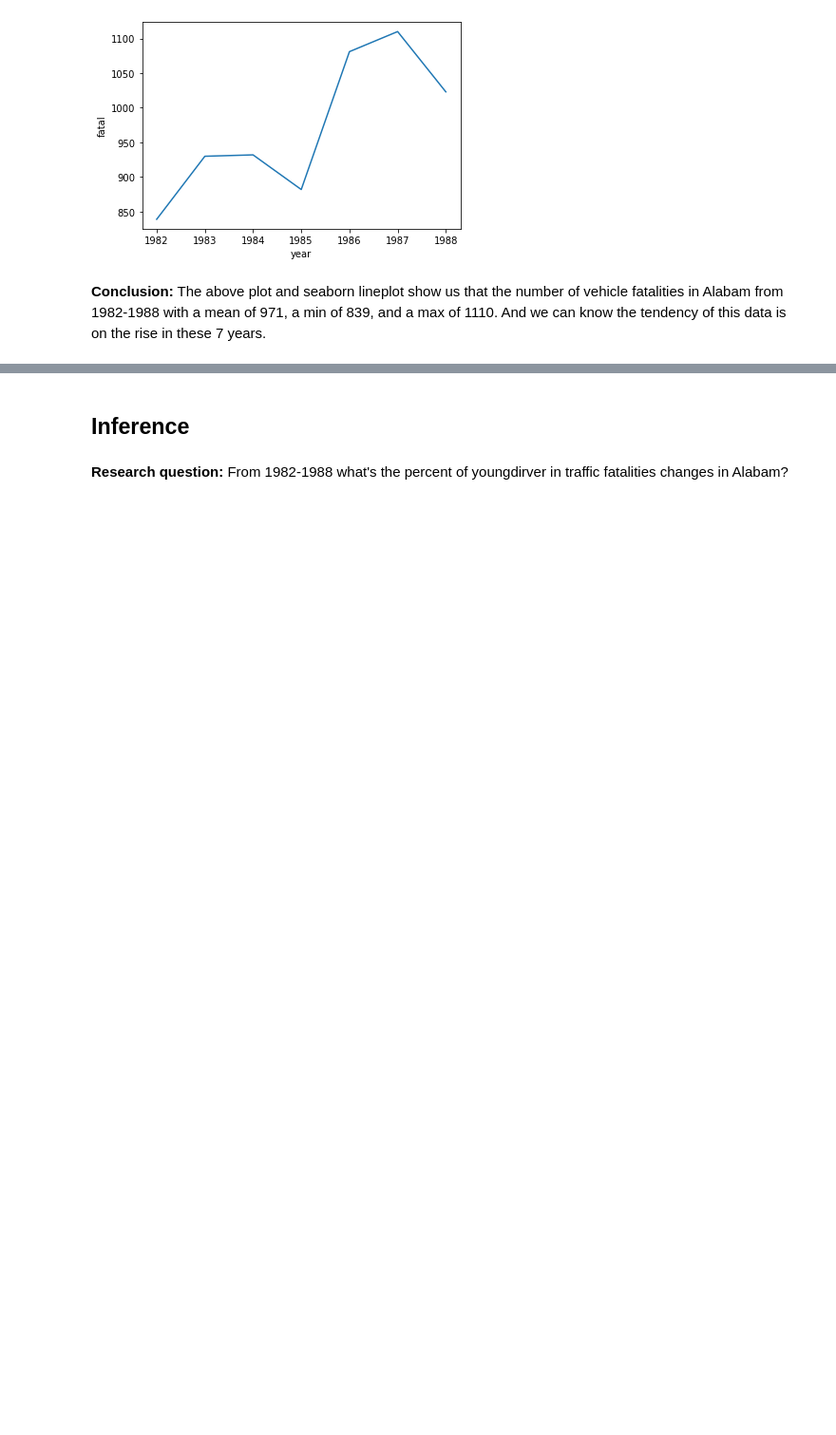
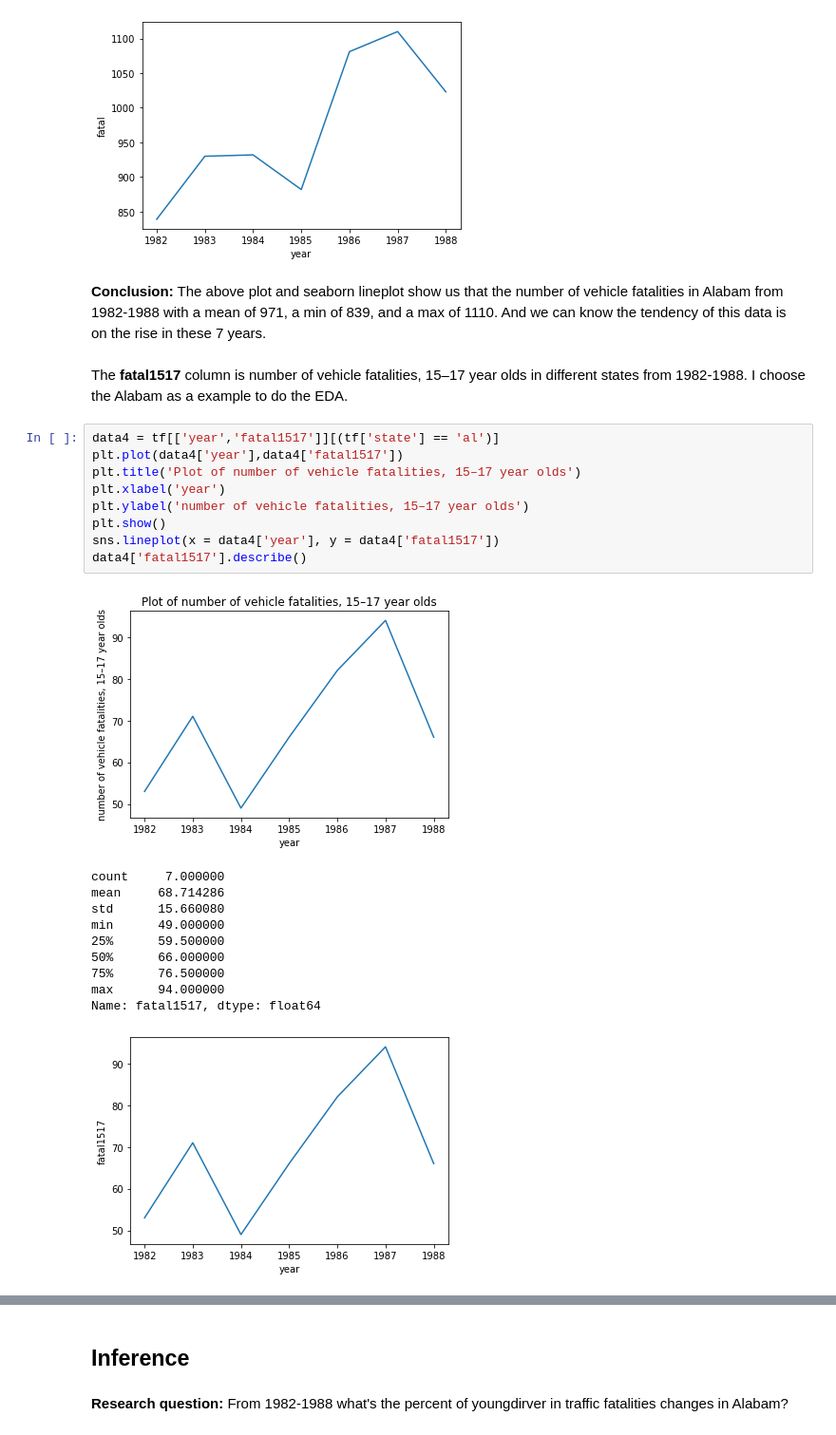
Before and after one commit to Destiny-G1997/AIM-5001, a Jupyter notebook: Z_Guo_Project2.ipynb, the cells around one changed output, grey strips where cells are left out. Shown at 95% size. Saved outputs shown, nothing was run; the diff lists cells and outputs as text; blank space fills up the shorter version.

```diff
--- a/Z_Guo_Project2.ipynb
+++ b/Z_Guo_Project2.ipynb
@@ -104,3 +130,26 @@ Name: fatal, dtype: float64
 [figure]
 # %% [markdown]
 **Conclusion:** The above plot and seaborn lineplot show us that the number of vehicle fatalities in Alabam from 1982-1988 with a mean of 971, a min of 839, and a max of 1110. And we can know the tendency of this data is on the rise in these 7 years.
+# %% [markdown]
+The **fatal1517** column is number of vehicle fatalities, 15–17 year olds in different states from 1982-1988. I choose the Alabam as a example to do the EDA.
+# %%
+data4 = tf[['year','fatal1517']][(tf['state'] == 'al')]
+plt.plot(data4['year'],data4['fatal1517'])
+plt.title('Plot of number of vehicle fatalities, 15–17 year olds')
+plt.xlabel('year')
+plt.ylabel('number of vehicle fatalities, 15–17 year olds')
+plt.show()
+sns.lineplot(x = data4['year'], y = data4['fatal1517'])
+data4['fatal1517'].describe()
+# %% [output]
+[figure, added]
+count     7.000000
+mean     68.714286
+std      15.660080
+min      49.000000
+25%      59.500000
+50%      66.000000
+75%      76.500000
+max      94.000000
+Name: fatal1517, dtype: float64
+[figure, added]
```
Also changed, not shown: parts of 21 cells of this notebook.
